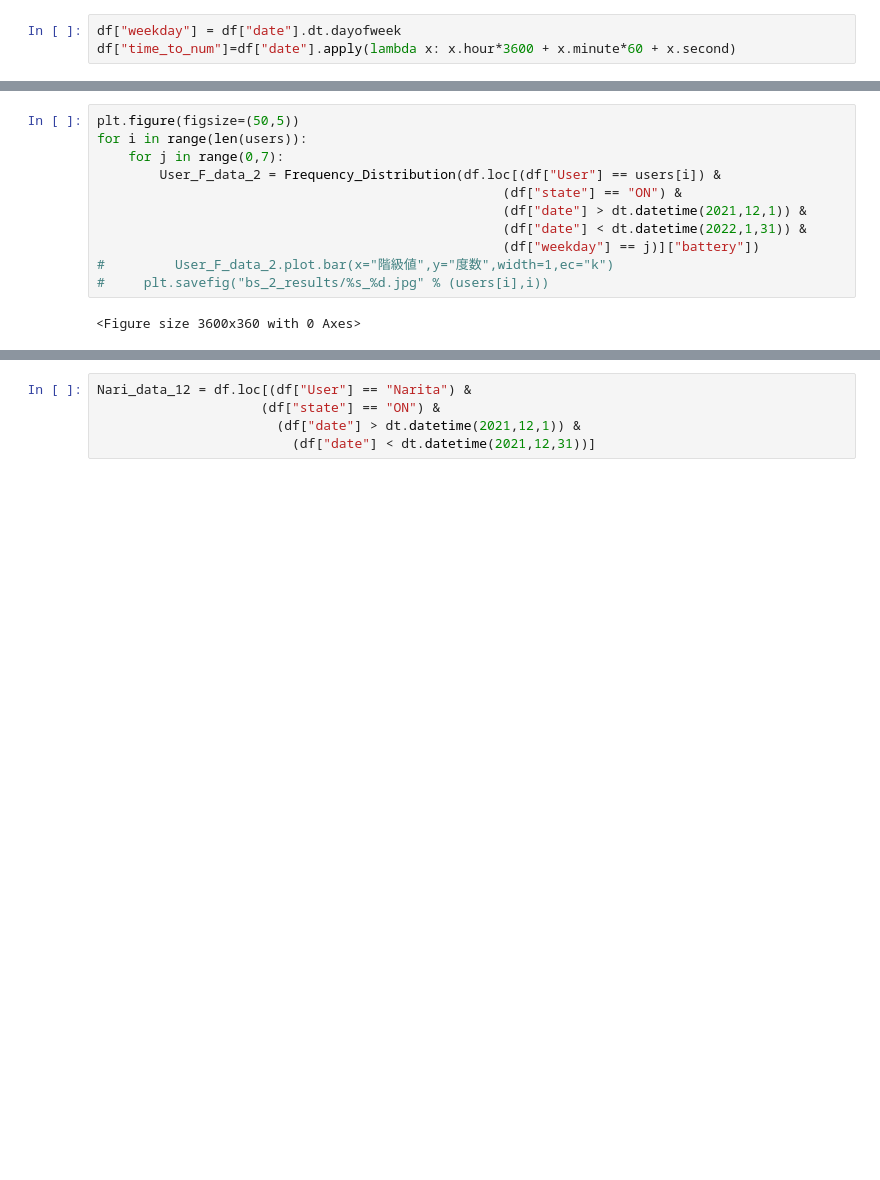
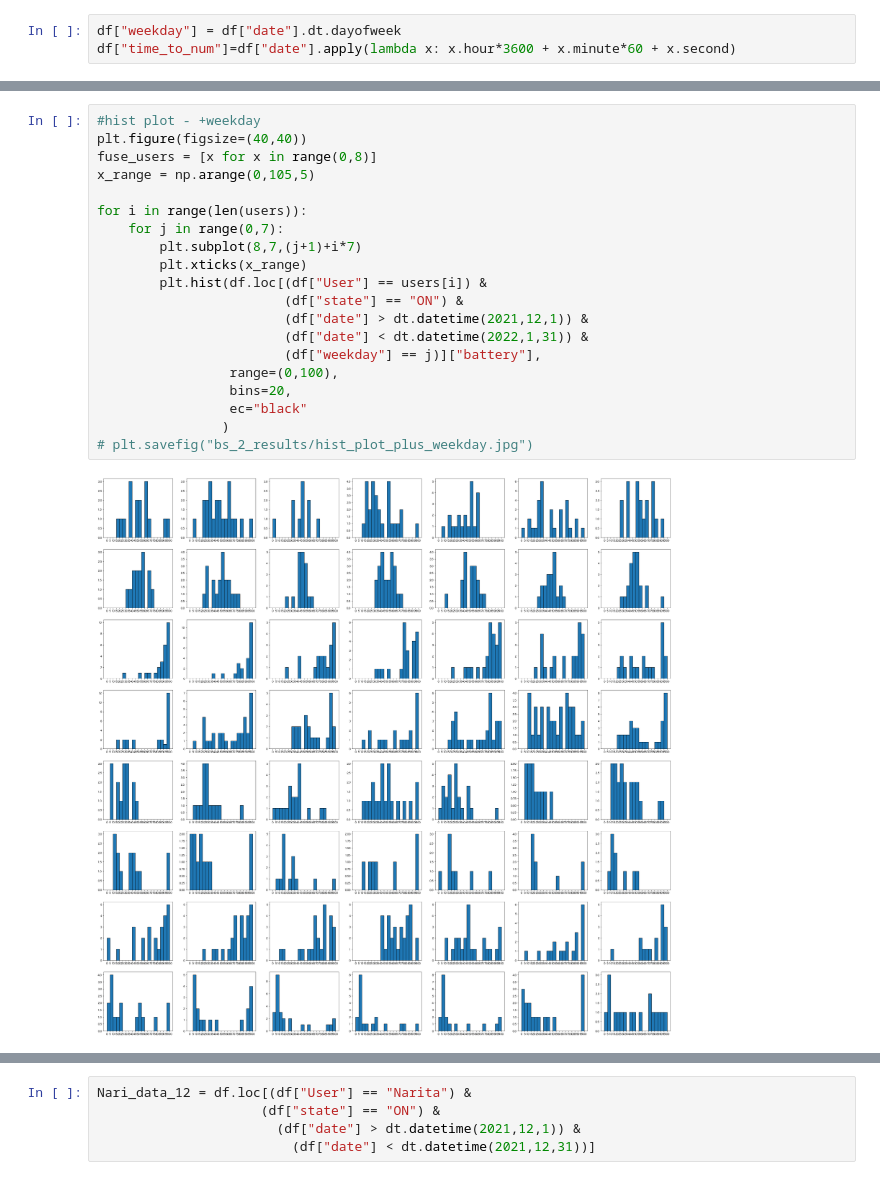
Before and after one commit to Isshin-Py-Sw-La-Me/Portfolio, a Jupyter notebook: bs_2.ipynb, the cells around one changed output, grey strips where cells are left out. Saved outputs shown, nothing was run; the diff lists cells and outputs as text; blank space fills up the shorter version.

```diff
--- a/bs_2.ipynb
+++ b/bs_2.ipynb
@@ -41,16 +54,25 @@ for i in range(len(users)):
 # %%
-plt.figure(figsize=(50,5))
+#hist plot - +weekday
+plt.figure(figsize=(40,40))
+fuse_users = [x for x in range(0,8)]
+x_range = np.arange(0,105,5)
+
 for i in range(len(users)):
     for j in range(0,7):
-        User_F_data_2 = Frequency_Distribution(df.loc[(df["User"] == users[i]) &
-                                                    (df["state"] == "ON") &
-                                                    (df["date"] > dt.datetime(2021,12,1)) &
-                                                    (df["date"] < dt.datetime(2022,1,31)) &
-                                                    (df["weekday"] == j)]["battery"])
-#         User_F_data_2.plot.bar(x="階級値",y="度数",width=1,ec="k")
-#     plt.savefig("bs_2_results/%s_%d.jpg" % (users[i],i))
+        plt.subplot(8,7,(j+1)+i*7)
+        plt.xticks(x_range)
+        plt.hist(df.loc[(df["User"] == users[i]) &
+                        (df["state"] == "ON") &
+                        (df["date"] > dt.datetime(2021,12,1)) &
+                        (df["date"] < dt.datetime(2022,1,31)) &
+                        (df["weekday"] == j)]["battery"],
+                 range=(0,100),
+                 bins=20,
+                 ec="black"
+                )
+# plt.savefig("bs_2_results/hist_plot_plus_weekday.jpg")
 # %% [output]
-<Figure size 3600x360 with 0 Axes>
+[figure, added]
 # %%
 # fig,ax = plt.subplots(3,3)
 plt.figure(figsize=(20,20))
```
Also changed, not shown: parts of 3 cells of this notebook.
